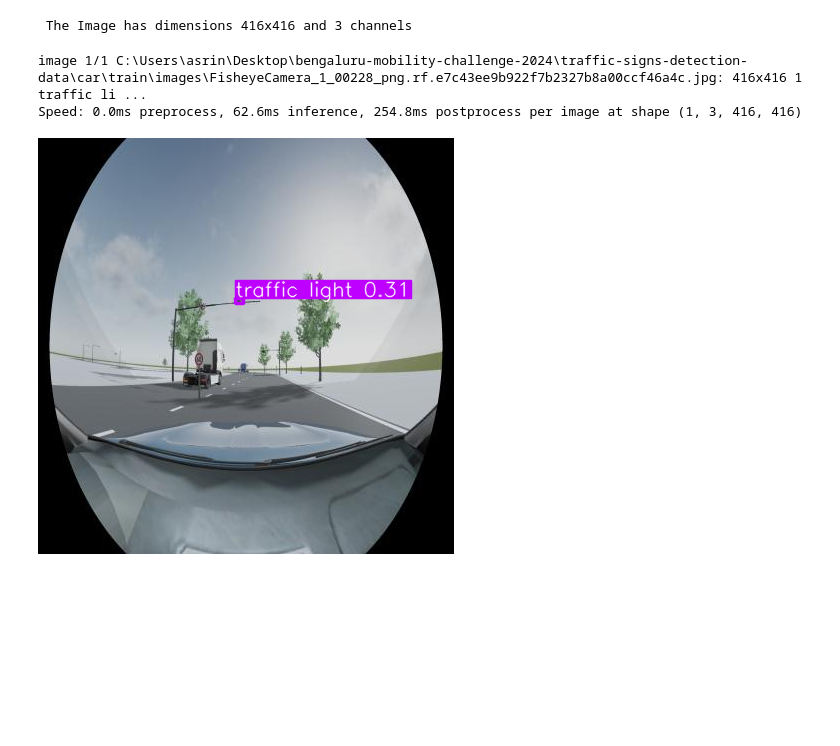
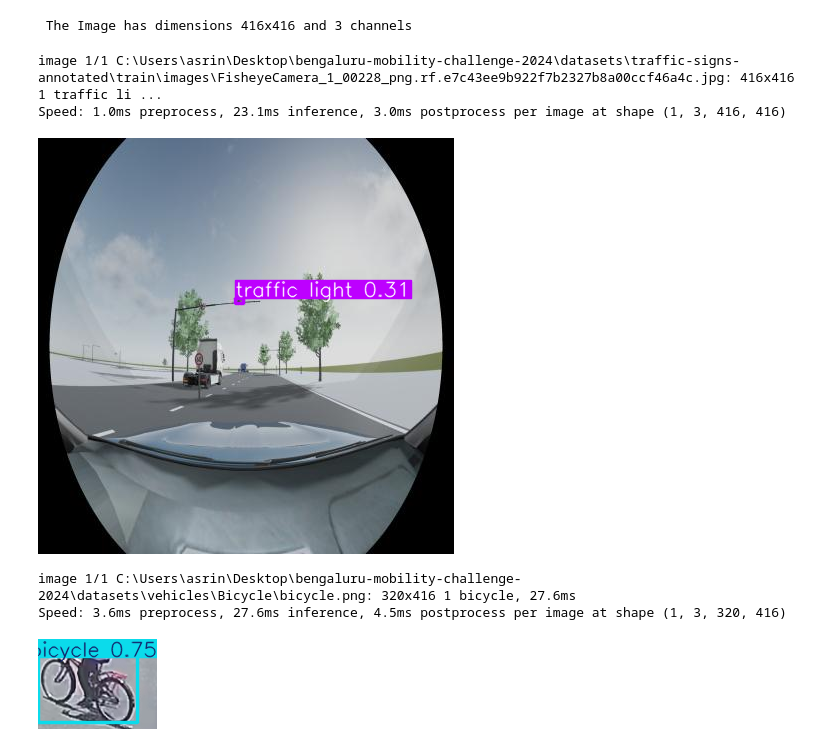
Before and after one commit to Adityasrinivas24/mobility-2024, a Jupyter notebook: traffic-signs-detection.ipynb, the cells around one changed output. Drawn from its saved outputs; the diff is of its cells as text; code cells hidden in the pictures; blank space fills up the shorter version.

Commit message:
Added vehicle classes images

```diff
--- a/traffic-signs-detection.ipynb
+++ b/traffic-signs-detection.ipynb
@@ -47,7 +47,7 @@ print(f" The Image has dimensions {w}x{h} and {c} channels")
 model = YOLO("yolov8n.pt")
 
 # Use the model to detect object
-image = "traffic-signs-detection-data/car/train/images/FisheyeCamera_1_00228_png.rf.e7c43ee9b922f7b2327b8a00ccf46a4c.jpg"
+image = "datasets/traffic-signs-annotated/train/images/FisheyeCamera_1_00228_png.rf.e7c43ee9b922f7b2327b8a00ccf46a4c.jpg"
 result_predict = model.predict(source = image, imgsz=(416))
 
 # show results
@@ -55,11 +55,27 @@ plot = result_predict[0].plot()
 plot = cv2.cvtColor(plot, cv2.COLOR_BGR2RGB)
 display(Image.fromarray(plot))
 # %% [output]
-image 1/1 C:\Users\asrin\Desktop\bengaluru-mobility-challenge-2024\traffic-signs-detection-data\car\train\images\FisheyeCamera_1_00228_png.rf.e7c43ee9b922f7b2327b8a00ccf46a4c.jpg: 416x416 1 traffic li ...
-Speed: 0.0ms preprocess, 62.6ms inference, 254.8ms postprocess per image at shape (1, 3, 416, 416)
+image 1/1 C:\Users\asrin\Desktop\bengaluru-mobility-challenge-2024\datasets\traffic-signs-annotated\train\images\FisheyeCamera_1_00228_png.rf.e7c43ee9b922f7b2327b8a00ccf46a4c.jpg: 416x416 1 traffic li ...
+Speed: 1.0ms preprocess, 23.1ms inference, 3.0ms postprocess per image at shape (1, 3, 416, 416)
 [figure]
 # %%
 final_model = YOLO('yolov8n.yaml').load('yolov8n.pt')
 
 # Training The Final Model
 result_final_model = final_model.train(data="traffic-signs-detection-data/car/data.yaml",epochs=30, imgsz = 416, batch = 64 ,lr0=0.0001, dropout= 0.15, device = 0)
+# %%
+model = YOLO("yolov8n.pt")
+
+# Use the model to detect object
+image = "datasets/vehicles/Bicycle/bicycle.png"
+
+result_predict = model.predict(source = image, imgsz=(416))
+
+# show results
+plot = result_predict[0].plot()
+plot = cv2.cvtColor(plot, cv2.COLOR_BGR2RGB)
+display(Image.fromarray(plot))
+# %% [output]
+image 1/1 C:\Users\asrin\Desktop\bengaluru-mobility-challenge-2024\datasets\vehicles\Bicycle\bicycle.png: 320x416 1 bicycle, 27.6ms
+Speed: 3.6ms preprocess, 27.6ms inference, 4.5ms postprocess per image at shape (1, 3, 320, 416)
+[figure, added]
```
Also changed, not shown: parts of 1 cell of this notebook, 50 other files.
